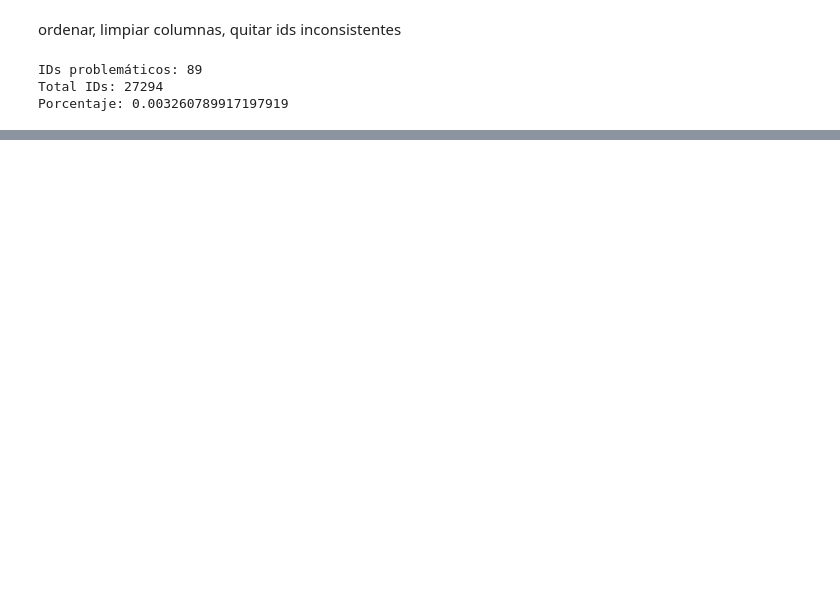
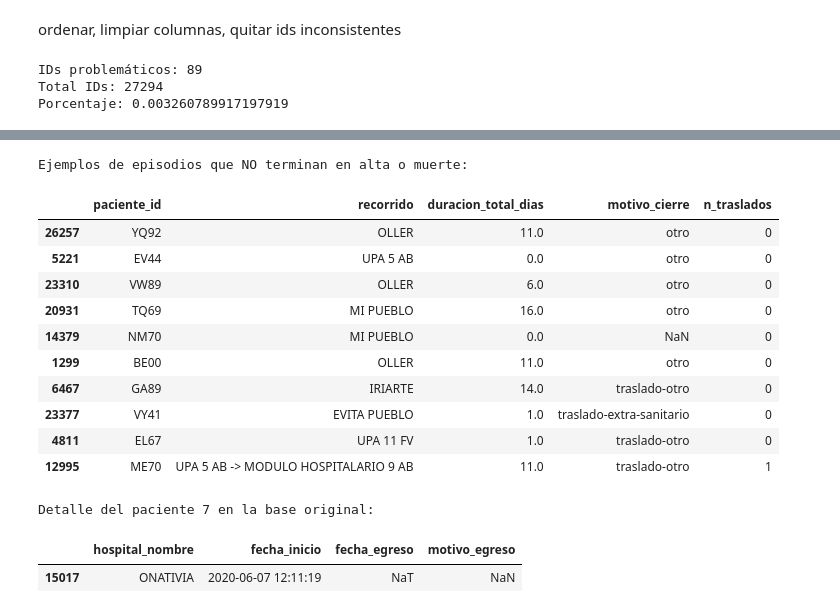
Before and after one commit to micagonzdark/RedesHospitales, a Jupyter notebook: notebooks/03_trayectorias_pacientes.ipynb, the cells around one changed output, grey strips where cells are left out. Cells and saved outputs as stored; diff of their text form; code cells hidden in the pictures; blank space fills up the shorter version.

```diff
--- a/notebooks/03_trayectorias_pacientes.ipynb
+++ b/notebooks/03_trayectorias_pacientes.ipynb
@@ -719,0 +288,16 @@ df_pacientes.head(5)
+# %%
+# 1. Contar episodios por motivo_cierre
+validos = ['alta-domiciliaria', 'muerte']
+resumen_cierre = df_ep['motivo_cierre'].value_counts(dropna=False).to_frame(name='frecuencia_abs')
+resumen_cierre['porcentaje'] = df_ep['motivo_cierre'].value_counts(dropna=False, normalize=True) * 100
+resumen_cierre['es_valido'] = resumen_cierre.index.isin(validos)
+
+print('Resumen de motivos de cierre:')
+display(resumen_cierre)
+
+# 2. Porcentajes globales
+df_ep['es_valido'] = df_ep['motivo_cierre'].isin(validos)
+pct_validos = df_ep['es_valido'].mean() * 100
+
+print(f"\n>>> EPISODIOS VÁLIDOS (Alta/Muerte): {pct_validos:.2f}%")
+print(f">>> EPISODIOS INVÁLIDOS (Traslados/Otros): {100 - pct_validos:.2f}%")
@@ -719,0 +318,18 @@ df_pacientes.head(5)
+# %%
+# 3. Listar tipos inválidos ordenados
+invalidez_detalle = resumen_cierre[~resumen_cierre['es_valido']].sort_values('frecuencia_abs', ascending=False)
+print('Tipos de cierre inválidos más frecuentes:')
+display(invalidez_detalle)
+
+# 4. Verificar patrones en inválidos
+df_inv = df_ep[~df_ep['es_valido']].copy()
+
+print('\nAnalizando patrones en episodios inválidos:')
+print(f"- Duración total media: {df_inv['duracion_total_dias'].mean():.2f} días")
+print(f"- Mediana de traslados: {df_inv['n_traslados'].median()}")
+print(f"- % con Alerta de Gap (>2 días): {df_inv['alerta_gap'].mean()*100:.2f}%")
+print(f"- % de episodios con UN SOLO registro (n_traslados=0): {(df_inv['n_traslados'] == 0).mean()*100:.2f}%")
+
+# Sospecha de timestamps (duración 0)
+duracion_cero = (df_inv['duracion_total_dias'] <= 0).mean() * 100
+print(f"- % de episodios con duración <= 0 días: {duracion_cero:.2f}%")
@@ -719,0 +352,27 @@ df_pacientes.head(5)
+# %%
+# 5. Mostrar ejemplos de episodios inválidos
+print('Ejemplos de episodios que NO terminan en alta o muerte:')
+columnas_ver = ['paciente_id', 'recorrido', 'duracion_total_dias', 'motivo_cierre', 'n_traslados']
+display(df_inv[columnas_ver].sample(min(10, len(df_inv))))
+
+# Detalle de un caso si es útil
+if len(df_inv) > 0:
+    id_ejemplo = df_inv.iloc[0]['paciente_id']
+    print(f'\nDetalle del paciente {id_ejemplo} en la base original:')
+    display(df[df['paciente_id'] == id_ejemplo][['hospital_nombre', 'fecha_inicio', 'fecha_egreso', 'motivo_egreso']])
+# %% [output]
+Ejemplos de episodios que NO terminan en alta o muerte:
+|  | paciente_id | recorrido | duracion_total_dias | motivo_cierre | n_traslados |
+| 26257 | YQ92 | OLLER | 11.0 | otro | 0 |
+| 5221 | EV44 | UPA 5 AB | 0.0 | otro | 0 |
+| 23310 | VW89 | OLLER | 6.0 | otro | 0 |
+| 20931 | TQ69 | MI PUEBLO | 16.0 | otro | 0 |
+| 14379 | NM70 | MI PUEBLO | 0.0 | NaN | 0 |
+| 1299 | BE00 | OLLER | 11.0 | otro | 0 |
+| 6467 | GA89 | IRIARTE | 14.0 | traslado-otro | 0 |
+| 23377 | VY41 | EVITA PUEBLO | 1.0 | traslado-extra-sanitario | 0 |
+| 4811 | EL67 | UPA 11 FV | 1.0 | traslado-otro | 0 |
+| 12995 | ME70 | UPA 5 AB -> MODULO HOSPITALARIO 9 AB | 11.0 | traslado-otro | 1 |
+Detalle del paciente 7 en la base original:
+|  | hospital_nombre | fecha_inicio | fecha_egreso | motivo_egreso |
+| 15017 | ONATIVIA | 2020-06-07 12:11:19 | NaT | NaN |
```
Also changed, not shown: parts of 67 cells of this notebook, 2 other files.
